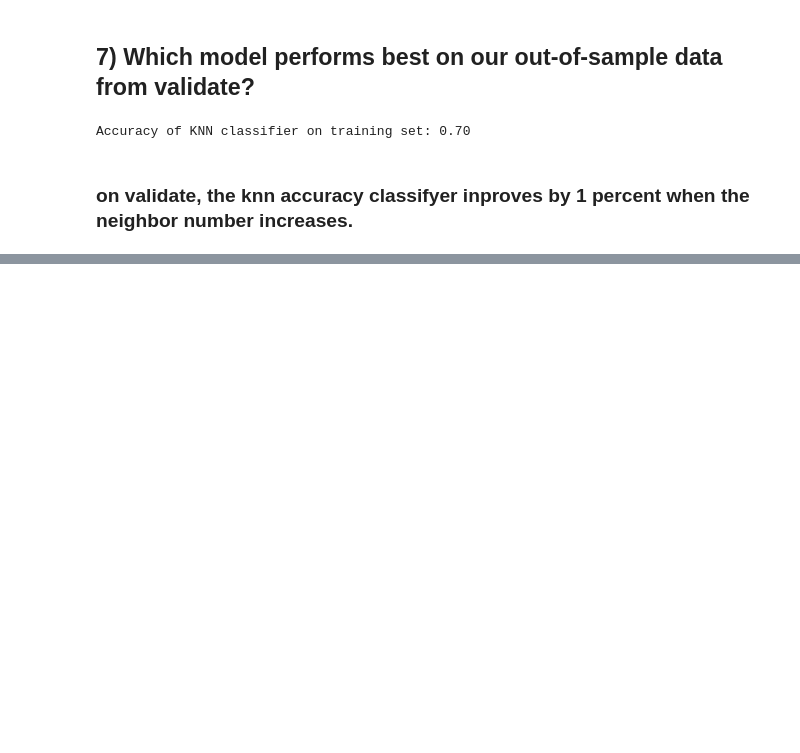
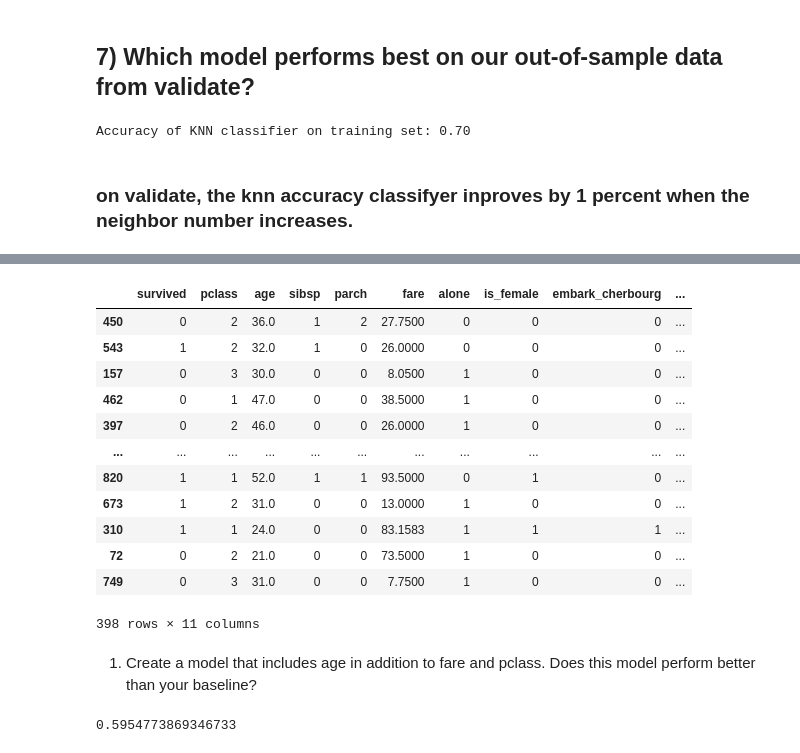
Before and after one commit to EribertoContreras/classification_exercises, a Jupyter notebook: model.ipynb, the cells around one changed output, grey strips where cells are left out. Saved outputs shown, nothing was run; the diff lists cells and outputs as text; code cells hidden in the pictures; blank space fills up the shorter version.

Commit message:
model

```diff
--- a/model.ipynb
+++ b/model.ipynb
@@ -982,0 +996,23 @@ Accuracy of KNN classifier on training set: 0.70
+# %%
+train
+# %% [output]
+|  | survived | pclass | age | sibsp | parch | fare | alone | is_female | embark_cherbourg | ... |
+| 450 | 0 | 2 | 36.0 | 1 | 2 | 27.7500 | 0 | 0 | 0 | ... |
+| 543 | 1 | 2 | 32.0 | 1 | 0 | 26.0000 | 0 | 0 | 0 | ... |
+| 157 | 0 | 3 | 30.0 | 0 | 0 | 8.0500 | 1 | 0 | 0 | ... |
+| 462 | 0 | 1 | 47.0 | 0 | 0 | 38.5000 | 1 | 0 | 0 | ... |
+| 397 | 0 | 2 | 46.0 | 0 | 0 | 26.0000 | 1 | 0 | 0 | ... |
+| ... | ... | ... | ... | ... | ... | ... | ... | ... | ... | ... |
+| 820 | 1 | 1 | 52.0 | 1 | 1 | 93.5000 | 0 | 1 | 0 | ... |
+| 673 | 1 | 2 | 31.0 | 0 | 0 | 13.0000 | 1 | 0 | 0 | ... |
+| 310 | 1 | 1 | 24.0 | 0 | 0 | 83.1583 | 1 | 1 | 1 | ... |
+| 72 | 0 | 2 | 21.0 | 0 | 0 | 73.5000 | 1 | 0 | 0 | ... |
+| 749 | 0 | 3 | 31.0 | 0 | 0 | 7.7500 | 1 | 0 | 0 | ... |
+398 rows × 11 columns
+# %% [markdown]
+1) Create a model that includes age in addition to fare and pclass. Does this model perform better than your baseline?
+# %%
+baseline = (train.survived == 0).mean()
+baseline
+# %% [output]
+0.5954773869346733
```
Also changed, not shown: parts of 16 cells of this notebook.
